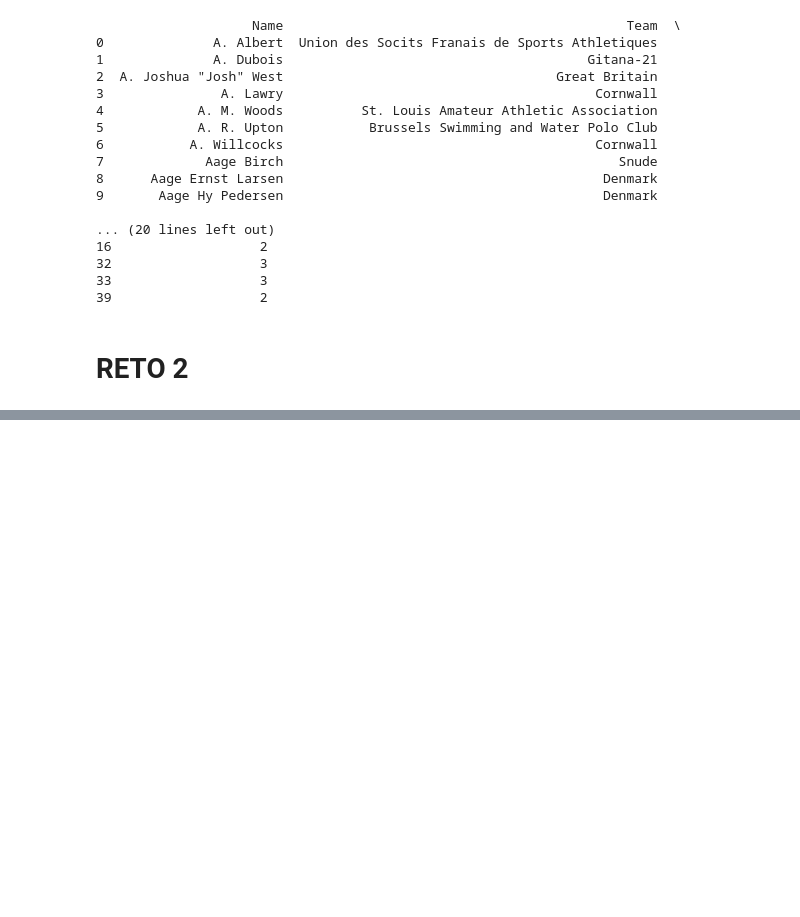
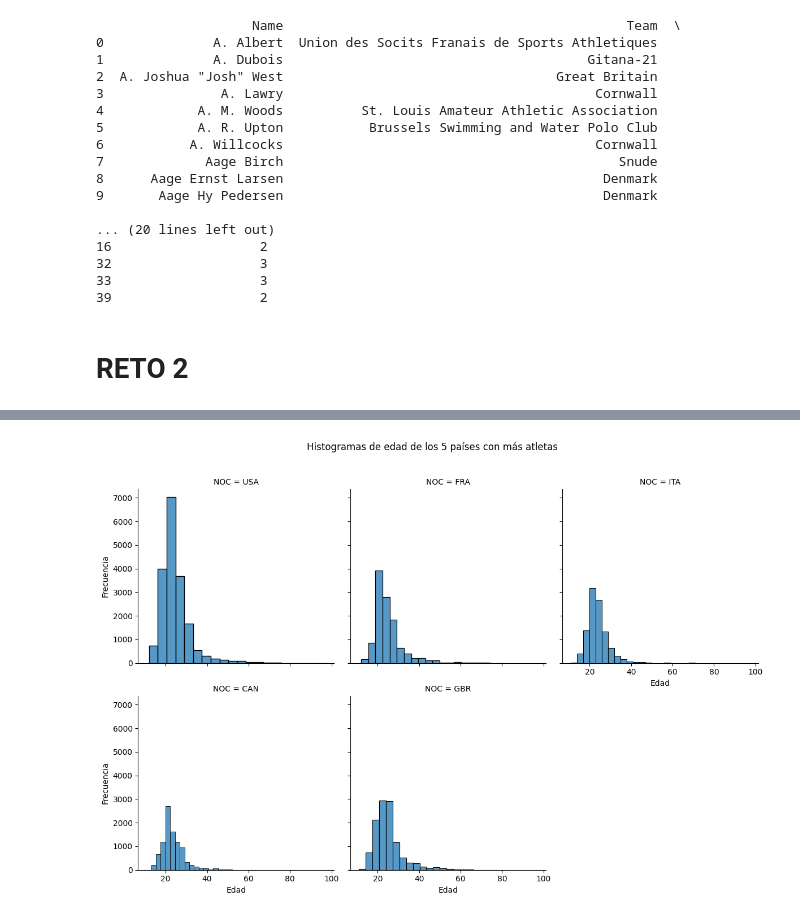
Before and after one commit to juanfrantomas/python-jjoo, a Jupyter notebook: retoPython.ipynb, the cells around one changed output, grey strips where cells are left out. Saved outputs shown, nothing was run; the diff lists cells and outputs as text; code cells hidden in the pictures; blank space fills up the shorter version.

Commit message:
reto 2 (3/4) falta la función tb

```diff
--- a/retoPython.ipynb
+++ b/retoPython.ipynb
@@ -80,4 +81,17 @@ print(resumen[resumen['Medallas_Obtenidas'] > 1].head(5))
 # %% [markdown]
 # RETO 2
 # %%
-print("reto2")
+df_JJOO['Age'] = pd.to_numeric(df_JJOO['Age'], errors='coerce')
+
+df_edades = df_JJOO.dropna(subset=['Age'])
+
+tabla_edades = (
+    df_edades
+    .groupby(['Season', 'Sex'])['Age']
+    .agg(['mean', 'count'])  # media y nº de registros
+    .reset_index()
+)
+
+tabla_pivot = tabla_edades.pivot(index='Sex', columns='Season', values='mean')
+print("\nEdad media (tabla pivot):")
+print(tabla_pivot)
@@ -83,0 +106,23 @@ print("reto2")
+# %%
+# 1) Top 5 países con más atletas (atletas únicos)
+top5_paises = (
+    df_JJOO.dropna(subset=['Age'])           # sólo registros con edad
+           .groupby('NOC')['ID']
+           .nunique()                        # nº de atletas distintos
+           .nlargest(5)
+           .index
+)
+
+# 2) Datos solo de esos países y con edad válida
+df_top5 = df_JJOO[df_JJOO['NOC'].isin(top5_paises) & df_JJOO['Age'].notna()]
+
+# 3) FacetGrid de histogramas de edad por país
+g = sns.FacetGrid(df_top5, col='NOC', col_wrap=3, height=4, sharex=True, sharey=True)
+g.map_dataframe(sns.histplot, x='Age', bins=20)
+
+g.set_axis_labels("Edad", "Frecuencia")
+g.fig.suptitle("Histogramas de edad de los 5 países con más atletas", y=1.02)
+plt.tight_layout()
+plt.show()
+# %% [output]
+[figure, added]
```
Also changed, not shown: parts of 5 cells of this notebook.
